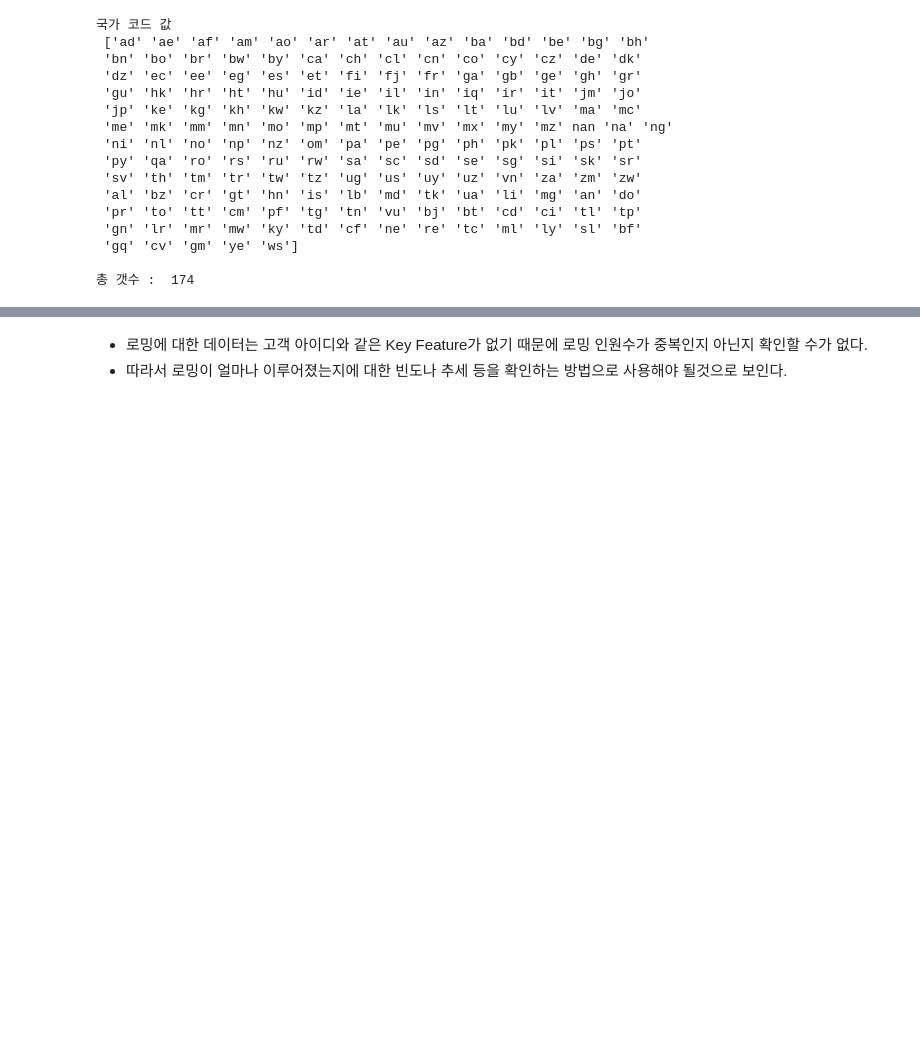
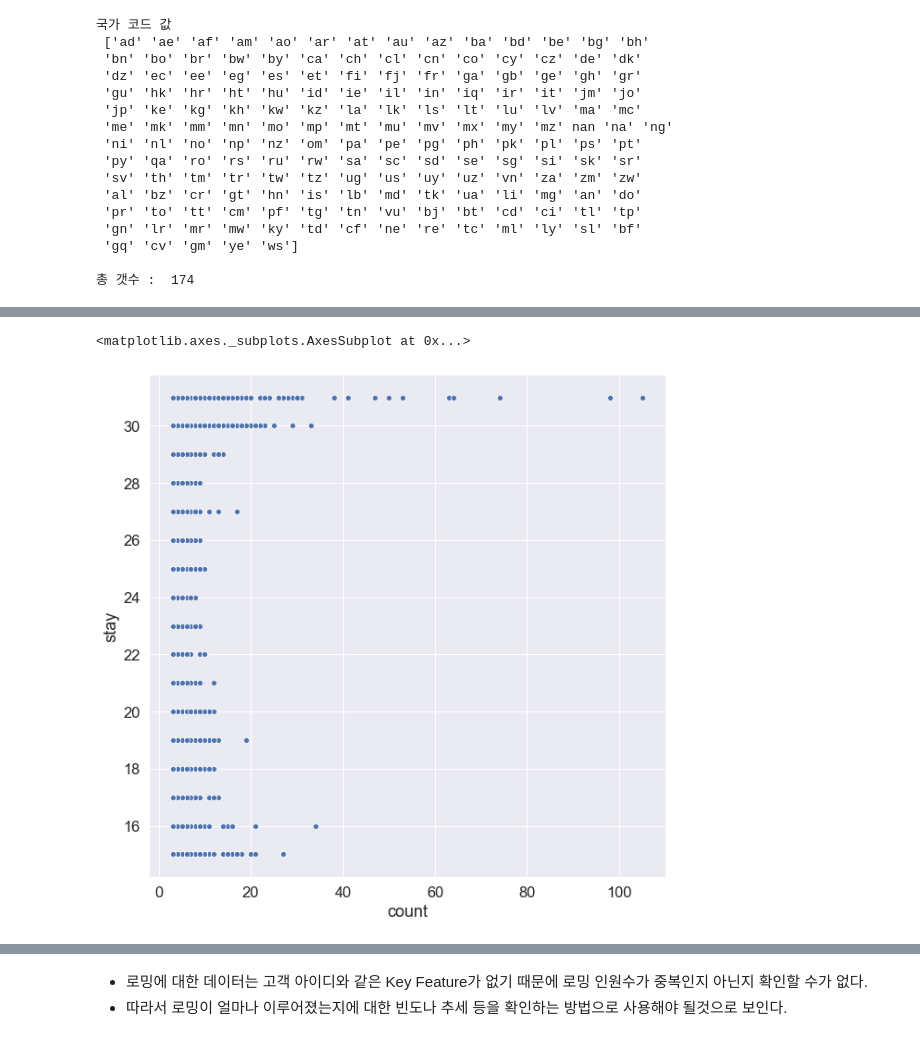
Before and after one commit to Hinterhalter/Post-COVID-19_modeling, a Jupyter notebook: Exploratory_Data_Analysis.ipynb, the cells around one changed output, grey strips where cells are left out. Cells and saved outputs as stored; diff of their text form; code cells hidden in the pictures; blank space fills up the shorter version.

```diff
--- a/Exploratory_Data_Analysis.ipynb
+++ b/Exploratory_Data_Analysis.ipynb
@@ -159,3 +135,5 @@ memory usage: 8.1+ MB
 # arrival과 return의 차를 내서 해외에 체류한 일자수를 계산함
 
 roam['stay'] = roam['return'] - roam['arrival']
+# %%
+roam['stay'] = roam['stay'].astype('timedelta64[D]')
@@ -161,0 +167,6 @@ roam['stay'] = roam['return'] - roam['arrival']
+# %%
+plt.figure(figsize=(10,10))
+sns.scatterplot(data=roam[roam['stay'] > 14], x='count', y='stay')
+# %% [output]
+<matplotlib.axes._subplots.AxesSubplot at 0x...>
+[figure, added]
```
Also changed, not shown: parts of 21 cells of this notebook.
